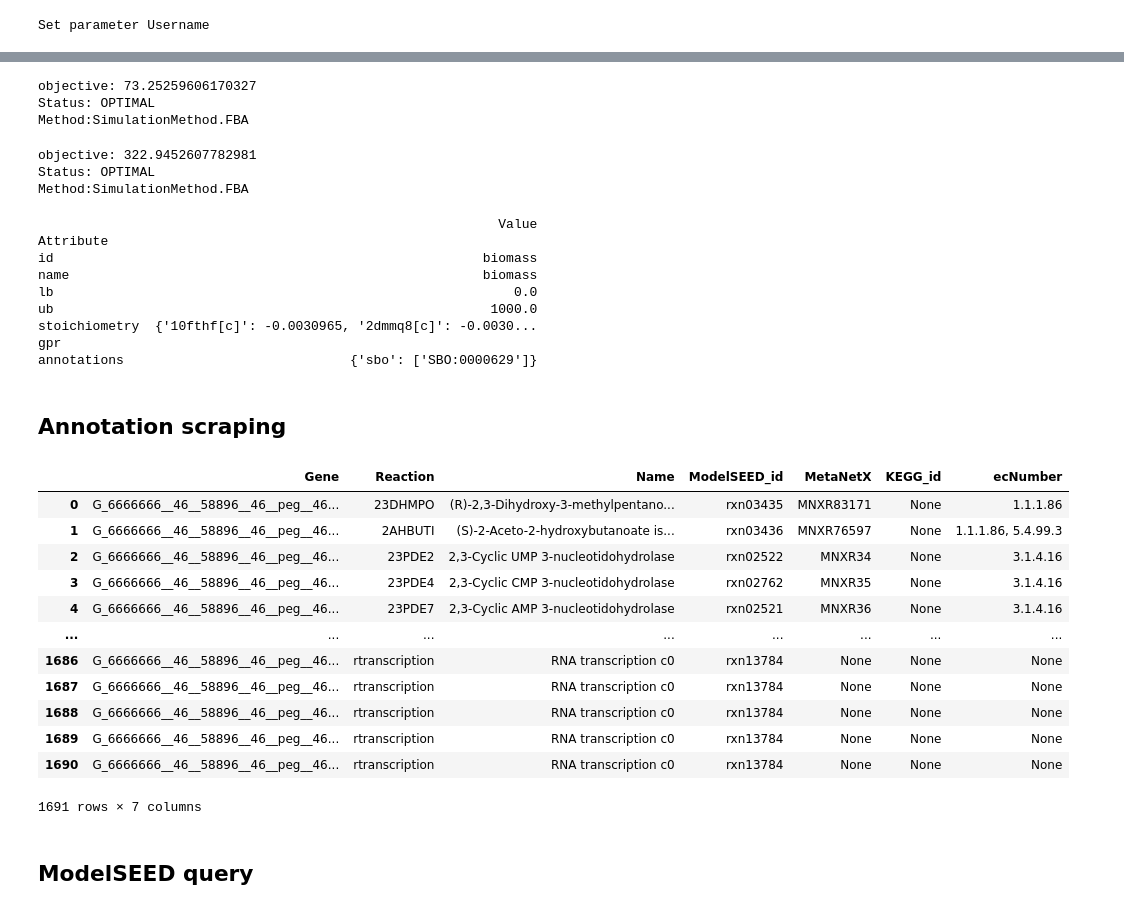
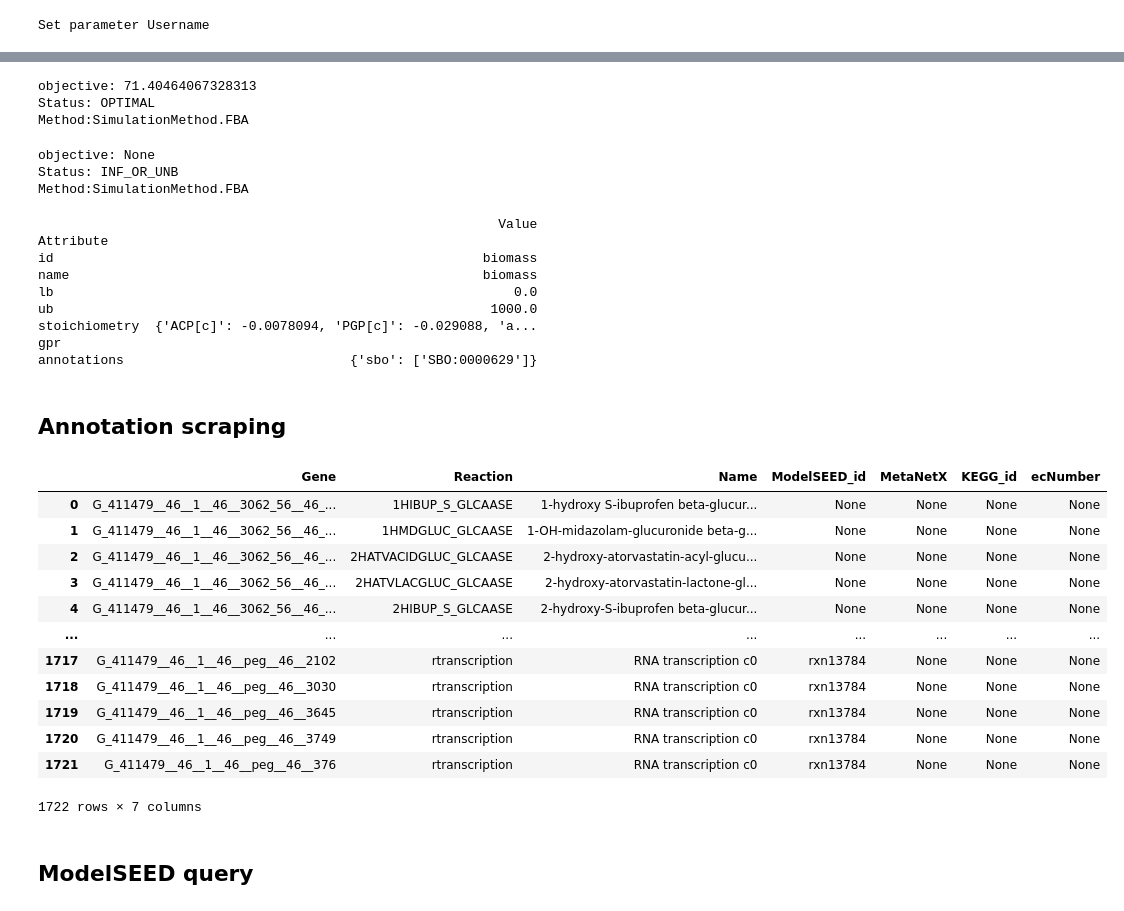
Before and after one commit to areias03/tmCOM, a Jupyter notebook: notebooks/EC_Implementation.ipynb, the cells around one changed output, grey strips where cells are left out. Saved outputs shown, nothing was run; the diff lists cells and outputs as text; code cells hidden in the pictures.

```diff
--- a/notebooks/EC_Implementation.ipynb
+++ b/notebooks/EC_Implementation.ipynb
@@ -23,7 +23,7 @@ from functools import reduce
 import json
 from ast import literal_eval
 # %%
-filepath = "../models/non-ec/Bacteroides_thetaiotaomicron_VPI_5482.xml"
+filepath = "../models/non-ec/Bacteroides_uniformis_ATCC_8492.xml"
 model = read_sbml_model(filepath)
 model2 = load_cbmodel(filepath)
 organism = 'Bacteroides thetaiotaomicron'
@@ -36,20 +36,20 @@ model.id
 # %%
 sim = get_simulator(model)
-#sim.set_objective("biomass")
+sim.set_objective("biomass")
 
 sim2 = get_simulator(model2)
-#sim2.set_objective("R_biomass")
+sim2.set_objective("R_biomass")
 # %%
 sim.simulate()
 # %% [output]
-objective: 73.25259606170327
+objective: 71.40464067328313
 Status: OPTIMAL
 Method:SimulationMethod.FBA
 # %%
 sim2.simulate()
 # %% [output]
-objective: 322.9452607782981
-Status: OPTIMAL
+objective: None
+Status: INF_OR_UNB
 Method:SimulationMethod.FBA
 # %%
 print(sim.get_reaction("biomass"))
@@ -60,7 +60,7 @@ id                                                       biomass
 name                                                     biomass
 lb                                                           0.0
 ub                                                        1000.0
-stoichiometry  {'10fthf[c]': -0.0030965, '2dmmq8[c]': -0.0030...
+stoichiometry  {'ACP[c]': -0.0078094, 'PGP[c]': -0.029088, 'a...
 gpr
 annotations                             {'sbo': ['SBO:0000629']}
 # %% [markdown]
@@ -68,38 +68,37 @@ annotations                             {'sbo': ['SBO:0000629']}
 # %%
 ls_ge = []
 
 for ge in sim.genes:
     i = sim.genes.index(ge)
     gene = sim2.genes[i]
     rxns = sim.get_gene(ge).reactions
-    rx_l = []
     for rx in rxns:
         anno = sim.get_reaction(rx)['annotations']
         seed_id = anno.get('seed.reactions')
         rxn_name = sim.get_reaction(rx).name
         ecnumber = anno.get('ec-code')
         metanetx = anno.get('metanetx.reaction')
         kegg = anno.get('kegg.reaction')
         res = [gene,rx,rxn_name,seed_id,metanetx,kegg,ecnumber]
         ls_ge.append(res)
 
 df_ge = pd.DataFrame(ls_ge,columns=[['Gene','Reaction','Name','ModelSEED_id','MetaNetX','KEGG_id','ecNumber']])
 
 df_ge
 # %% [output]
 |  | Gene | Reaction | Name | ModelSEED_id | MetaNetX | KEGG_id | ecNumber |
-| 0 | G_6666666__46__58896__46__peg__46... | 23DHMPO | (R)-2,3-Dihydroxy-3-methylpentano... | rxn03435 | MNXR83171 | None | 1.1.1.86 |
-| 1 | G_6666666__46__58896__46__peg__46... | 2AHBUTI | (S)-2-Aceto-2-hydroxybutanoate is... | rxn03436 | MNXR76597 | None | 1.1.1.86, 5.4.99.3 |
-| 2 | G_6666666__46__58896__46__peg__46... | 23PDE2 | 2,3-Cyclic UMP 3-nucleotidohydrolase | rxn02522 | MNXR34 | None | 3.1.4.16 |
-| 3 | G_6666666__46__58896__46__peg__46... | 23PDE4 | 2,3-Cyclic CMP 3-nucleotidohydrolase | rxn02762 | MNXR35 | None | 3.1.4.16 |
-| 4 | G_6666666__46__58896__46__peg__46... | 23PDE7 | 2,3-Cyclic AMP 3-nucleotidohydrolase | rxn02521 | MNXR36 | None | 3.1.4.16 |
+| 0 | G_411479__46__1__46__3062_56__46_... | 1HIBUP_S_GLCAASE | 1-hydroxy S-ibuprofen beta-glucur... | None | None | None | None |
+| 1 | G_411479__46__1__46__3062_56__46_... | 1HMDGLUC_GLCAASE | 1-OH-midazolam-glucuronide beta-g... | None | None | None | None |
+| 2 | G_411479__46__1__46__3062_56__46_... | 2HATVACIDGLUC_GLCAASE | 2-hydroxy-atorvastatin-acyl-glucu... | None | None | None | None |
+| 3 | G_411479__46__1__46__3062_56__46_... | 2HATVLACGLUC_GLCAASE | 2-hydroxy-atorvastatin-lactone-gl... | None | None | None | None |
+| 4 | G_411479__46__1__46__3062_56__46_... | 2HIBUP_S_GLCAASE | 2-hydroxy-S-ibuprofen beta-glucur... | None | None | None | None |
 | ... | ... | ... | ... | ... | ... | ... | ... |
-| 1686 | G_6666666__46__58896__46__peg__46... | rtranscription | RNA transcription c0 | rxn13784 | None | None | None |
-| 1687 | G_6666666__46__58896__46__peg__46... | rtranscription | RNA transcription c0 | rxn13784 | None | None | None |
-| 1688 | G_6666666__46__58896__46__peg__46... | rtranscription | RNA transcription c0 | rxn13784 | None | None | None |
-| 1689 | G_6666666__46__58896__46__peg__46... | rtranscription | RNA transcription c0 | rxn13784 | None | None | None |
-| 1690 | G_6666666__46__58896__46__peg__46... | rtranscription | RNA transcription c0 | rxn13784 | None | None | None |
+| 1717 | G_411479__46__1__46__peg__46__2102 | rtranscription | RNA transcription c0 | rxn13784 | None | None | None |
+| 1718 | G_411479__46__1__46__peg__46__3030 | rtranscription | RNA transcription c0 | rxn13784 | None | None | None |
+| 1719 | G_411479__46__1__46__peg__46__3645 | rtranscription | RNA transcription c0 | rxn13784 | None | None | None |
+| 1720 | G_411479__46__1__46__peg__46__3749 | rtranscription | RNA transcription c0 | rxn13784 | None | None | None |
+| 1721 | G_411479__46__1__46__peg__46__376 | rtranscription | RNA transcription c0 | rxn13784 | None | None | None |
-1691 rows × 7 columns
+1722 rows × 7 columns
 # %%
 seed_id = df_ge['ModelSEED_id'].values.tolist()
 
```
Also changed, not shown: parts of 20 cells of this notebook, 18 other files.
